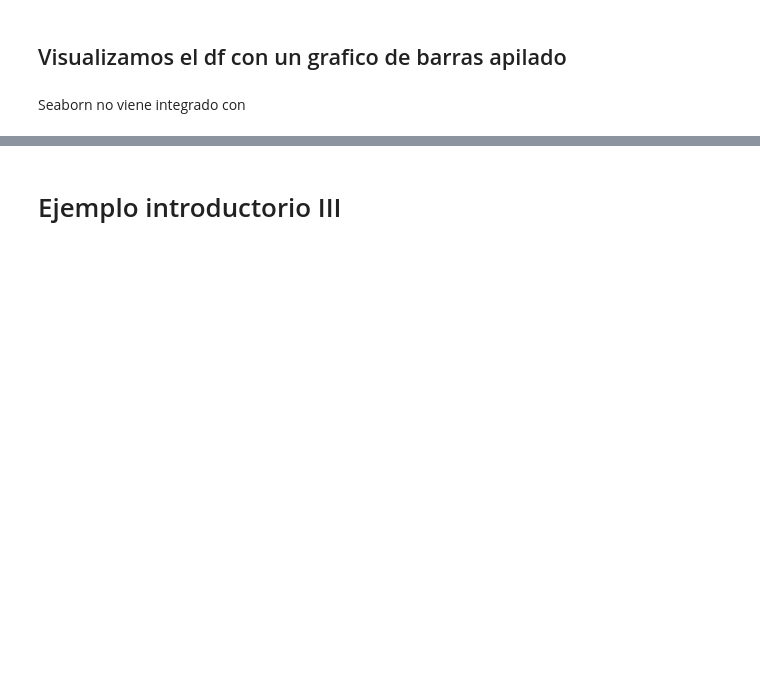
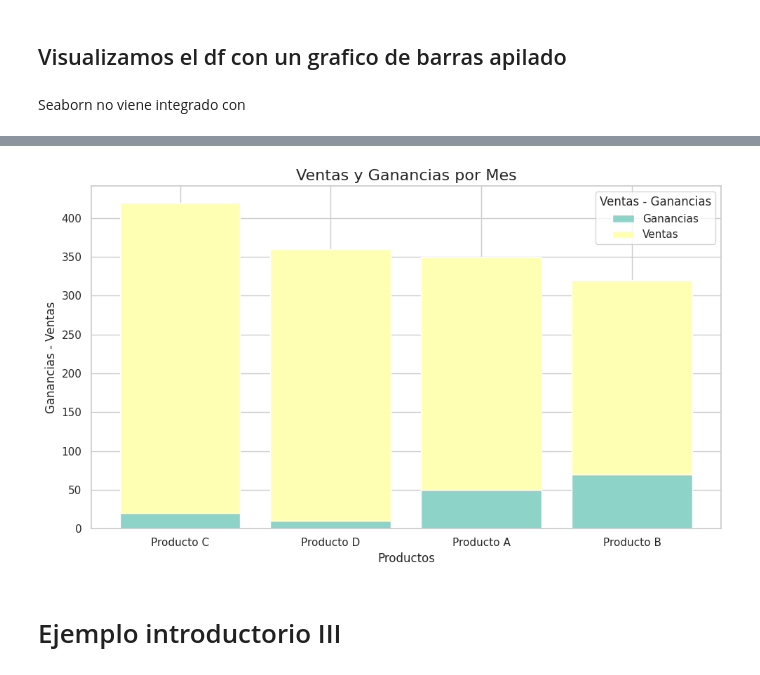
Before and after one commit to marianovanini/TT-2C2025-Data-Analitycs-Notebooks, a Jupyter notebook: _24_Clase_13/Clase_13_NB1_teoria_visualizacion.ipynb, the cells around one changed output, grey strips where cells are left out. Saved outputs shown, nothing was run; the diff lists cells and outputs as text; code cells hidden in the pictures; blank space fills up the shorter version.

```diff
--- a/_24_Clase_13/Clase_13_NB1_teoria_visualizacion.ipynb
+++ b/_24_Clase_13/Clase_13_NB1_teoria_visualizacion.ipynb
@@ -92,5 +145,5 @@ df
 Seaborn no viene integrado con
 # %%
 # Aseguramos el orden de los meses (opcional)
-df.sort_values(by=["Ventas", "Ganancias"], ascending=False, inplace=True)
+df.sort_values(by=["Ventas"], ascending=False, inplace=True)
 df
@@ -97,27 +156,40 @@ df
 # %%
 # Generamos un gráfico de barras apilado, de manera de mostrar comparativamente
 # las ganancias sobre las ventas
 
 # Estilos
-sns.set_theme(style="whitegrid", palette="Set3", context="notebook")
+sns.set_theme(
+    style="whitegrid",
+    palette="Set3",
+    context="notebook")
 
 plt.figure(figsize=(10,6))
 
+# # Primer nivel (abajo)
+# plt.bar(df["Producto"], df["Ventas"], label="Ventas") # x: df["Producto"] / y: df["Ventas"]
+
+# # Segundo nivel (arriba)
+# plt.bar(df["Producto"], df["Ganancias"],
+#         bottom=df["Ventas"],
+#         label="Ganancias")
+
 # Primer nivel (abajo)
-plt.bar(df["Producto"], df["Ventas"], label="Ventas")
+plt.bar(df["Producto"], df["Ganancias"], label="Ganancias") # x: df["Producto"] / y: df["Ventas"]
 
 # Segundo nivel (arriba)
-plt.bar(df["Producto"], df["Ganancias"],
-        bottom=df["Ventas"],
-        label="Ganancias")
+plt.bar(df["Producto"], df["Ventas"],
+        bottom=df["Ganancias"],
+        label="Ventas")
 
 # Títulos y ejes
 plt.title("Ventas y Ganancias por Mes", fontsize=16)
-plt.xlabel("Mes")
-plt.ylabel("Monto")
-plt.legend(title="Categoría")
+plt.xlabel("Productos")
+plt.ylabel("Ganancias - Ventas")
+plt.legend(title="Ventas - Ganancias")
 plt.tight_layout()
 plt.show()
+# %% [output]
+[figure, added]
 # %% [markdown]
 # Ejemplo introductorio III
 # %%
```
Also changed, not shown: parts of 10 cells of this notebook, 1 other file.
